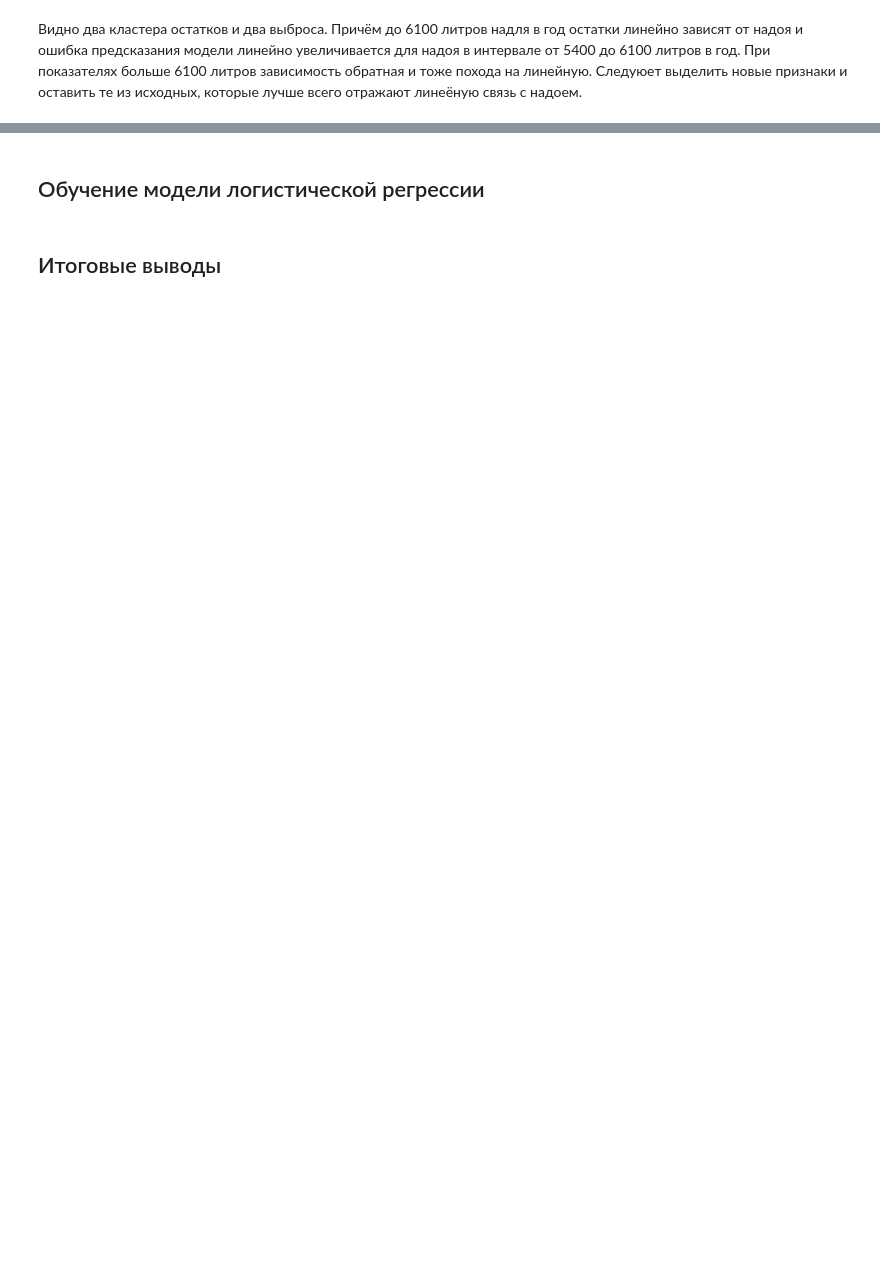
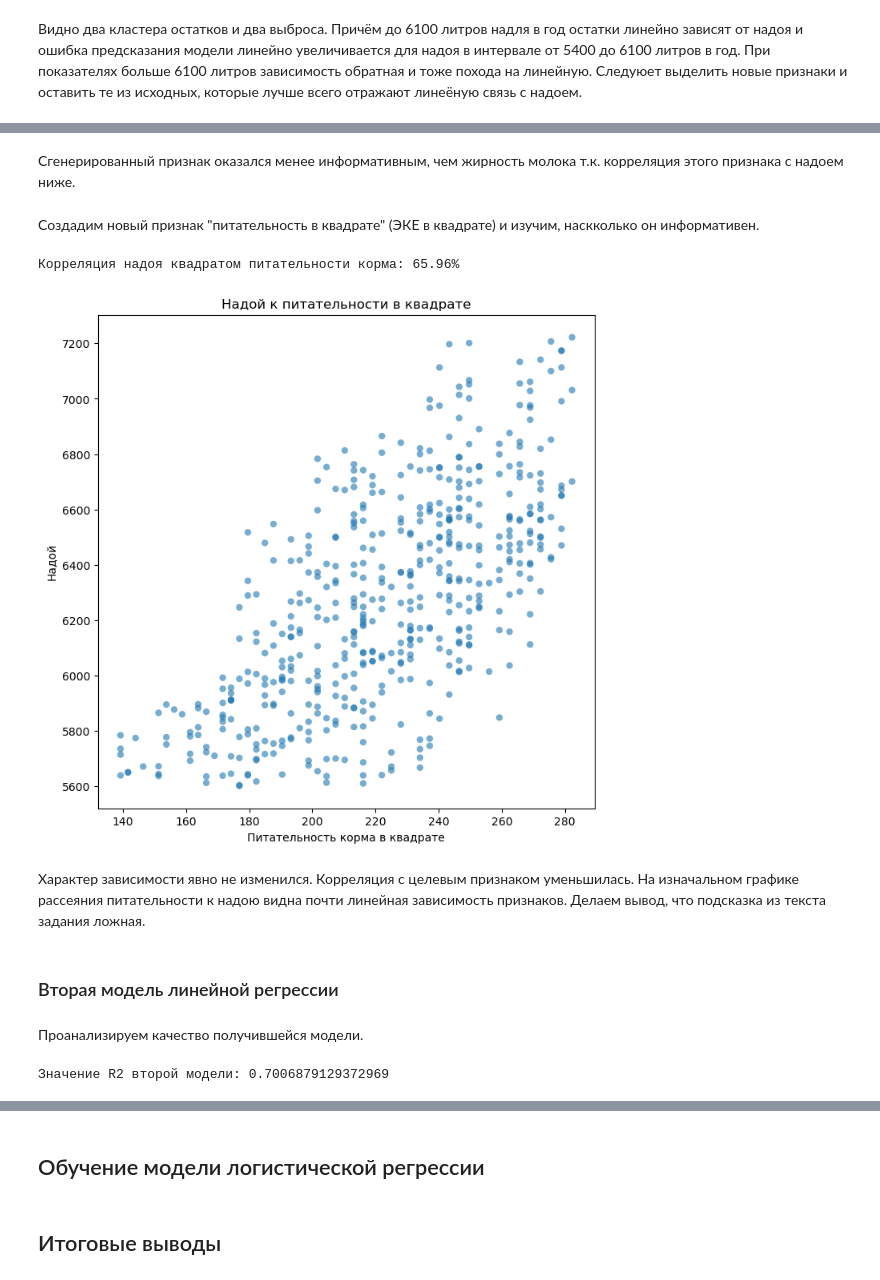
Before and after one commit to EvanderLatine/DS_Practicum, a Jupyter notebook: Ferm_Predictions/research.ipynb, the cells around one changed output, grey strips where cells are left out. Saved outputs shown, nothing was run; the diff lists cells and outputs as text; code cells hidden in the pictures; blank space fills up the shorter version.

```diff
--- a/Ferm_Predictions/research.ipynb
+++ b/Ferm_Predictions/research.ipynb
@@ -969,0 +1007,24 @@ plt.show()
+# %% [markdown]
+Сгенерированный признак оказался менее информативным, чем жирность молока т.к. корреляция этого признака с надоем ниже.
+# %% [markdown]
+Создадим новый признак "питательность в квадрате" (ЭКЕ в квадрате) и изучим, наскколько он информативен.
+# %%
+own_herd["EFU_squared"] = own_herd["EFU"] ** 2
+
+phi_k = own_herd.drop("id", axis = 1).phik_matrix(interval_cols = ["yield", "EFU_squared"])
+corr = phi_k["yield"]["EFU_squared"]
+print(f"Корреляция надоя квадратом питательности корма: {corr * 100:.2f}%")
+# %% [output]
+Корреляция надоя квадратом питательности корма: 65.96%
+# %%
+fig, ax = plt.subplots(figsize=(8, 8))
+sct = ax.scatter(own_herd["EFU_squared"], own_herd["yield"], alpha=0.6, edgecolors="none")
+ax.set_title(f"Надой к питательности в квадрате")
+ax.set(xlabel="Питательность корма в квадрате", ylabel="Надой")
+plt.show()
+# %% [output]
+[figure, added]
+# %% [markdown]
+Характер зависимости явно не изменился. Корреляция с целевым признаком уменьшилась. На изначальном графике рассеяния питательности к надою видна почти линейная зависимость признаков. Делаем вывод, что подсказка из текста задания ложная.
+# %% [markdown]
+### Вторая модель линейной регрессии
@@ -969,0 +1045,7 @@ plt.show()
+# %% [markdown]
+Проанализируем качество получившейся модели.
+# %%
+r2 = r2_score(y_test_2, y_pred_2)
+print(f"Значение R2 второй модели: {r2}")
+# %% [output]
+Значение R2 второй модели: 0.7006879129372969
```
Also changed, not shown: parts of 48 cells of this notebook.
